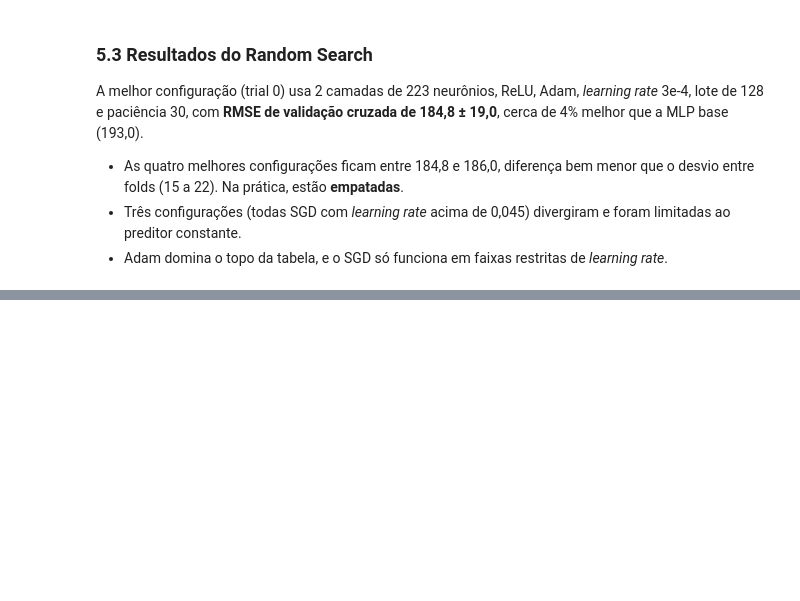
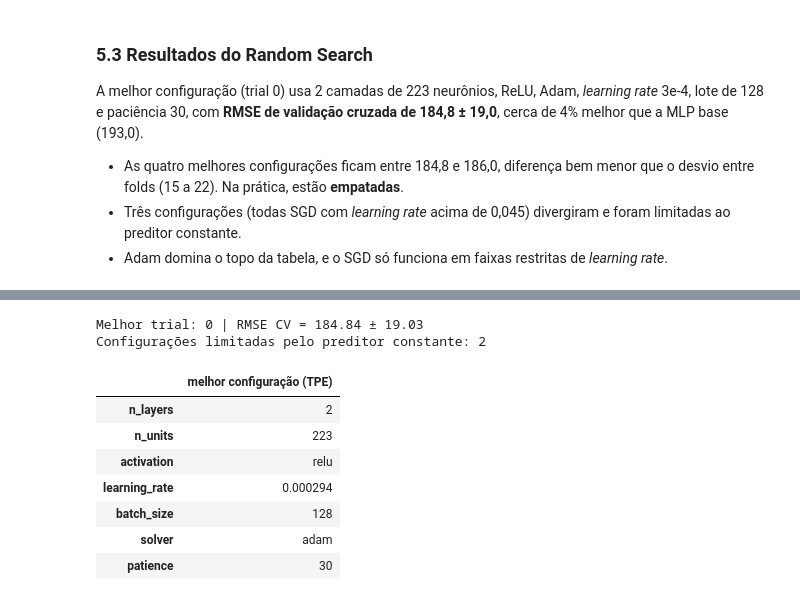
Before and after one commit to Gaalbu/Mlp-Som-Seoul-bike-renting, a Jupyter notebook: mlp_seoul_bike.ipynb, the cells around one changed output, grey strips where cells are left out. Cells and saved outputs as stored; diff of their text form; code cells hidden in the pictures; blank space fills up the shorter version.

```diff
--- a/mlp_seoul_bike.ipynb
+++ b/mlp_seoul_bike.ipynb
@@ -441,0 +460,16 @@ A melhor configuração (trial 0) usa 2 camadas de 223 neurônios, ReLU, Adam, *
+# %%
+best_tpe = tpe_study.best_trial
+print(f"Melhor trial: {best_tpe.number} | RMSE CV = {best_tpe.value:.2f} ± {best_tpe.user_attrs['val_rmse_std']:.2f}")
+print("Configurações limitadas pelo preditor constante:", int((tpe_trials["val_rmse"] >= NO_SKILL_RMSE).sum()))
+pd.Series(best_tpe.params, name="melhor configuração (TPE)").to_frame()
+# %% [output]
+Melhor trial: 0 | RMSE CV = 184.84 ± 19.03
+Configurações limitadas pelo preditor constante: 2
+|  | melhor configuração (TPE) |
+| n_layers | 2 |
+| n_units | 223 |
+| activation | relu |
+| learning_rate | 0.000294 |
+| batch_size | 128 |
+| solver | adam |
+| patience | 30 |
```
Also changed, not shown: parts of 7 cells of this notebook.
